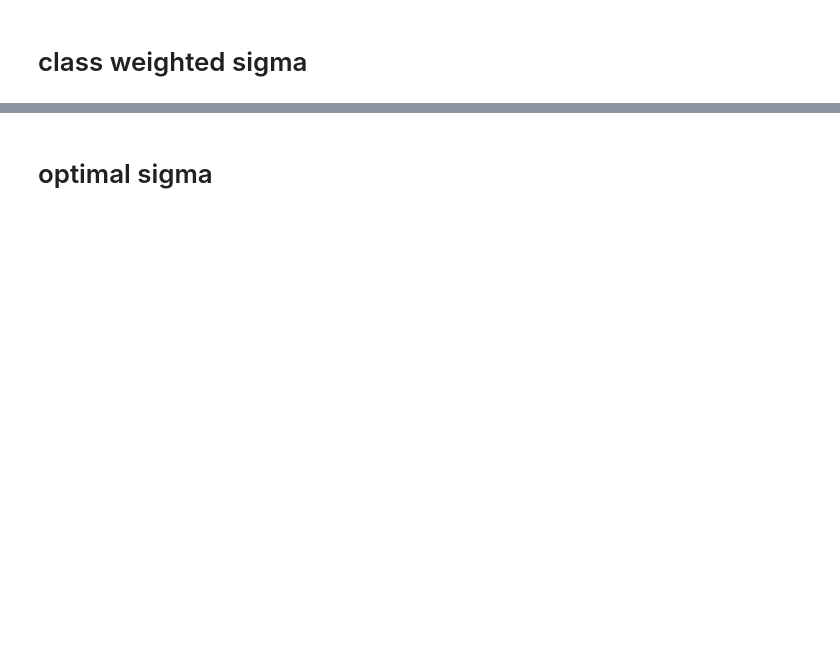
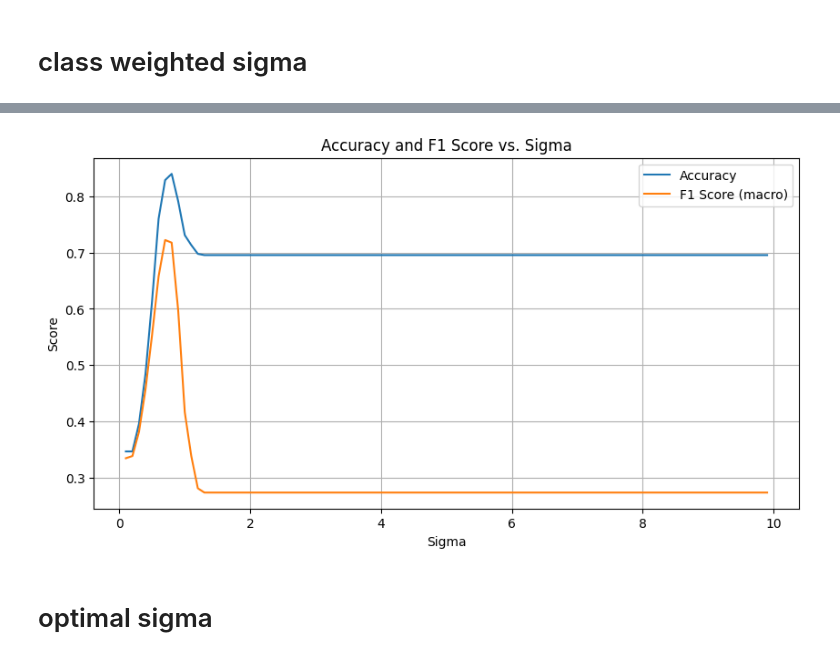
Before and after one commit to saditya13/graph_loss_emb_experiments, a Jupyter notebook: sigma_liu et al.ipynb, the cells around one changed output, grey strips where cells are left out. Saved outputs shown, nothing was run; the diff lists cells and outputs as text; code cells hidden in the pictures; blank space fills up the shorter version.

```diff
--- a/sigma_liu et al.ipynb
+++ b/sigma_liu et al.ipynb
@@ -233,3 +237,35 @@ class_weighted_liu     σ = 7.2717 → Macro-F1 = 0.1545
+# %%
+# plotting the results
+import matplotlib.pyplot as plt
+X_np, y_np = make_classification(n_samples=1500, n_features=10, n_classes=3,
+                                     n_informative=8,weights=[0.7, 0.1, 0.2],
+                                     random_state=0)
+# X_np,y_np = load_iris(return_X_y=True)
+
+# Run evaluation
+run_sigma_eval()
+
+#Optimal sigma
+sigma_values = np.arange(0.1, 10.0, 0.1)
+accuracy_values = []
+f1_values = []
+
+for i in sigma_values:
+    y_pred, y_actual, acc, f1_value = lpa_predict(x, y, i,0.3)
+    accuracy_values.append(acc)
+    f1_values.append(f1_value)
+
+plt.figure(figsize=(10, 5))
+plt.plot(sigma_values, accuracy_values, label='Accuracy')
+plt.plot(sigma_values, f1_values, label='F1 Score (macro)')
+plt.xlabel('Sigma')
+plt.ylabel('Score')
+plt.title('Accuracy and F1 Score vs. Sigma')
+plt.legend()
+plt.grid(True)
+plt.show()
+# %% [output]
+[figure, added]
 # %% [markdown]
 # optimal sigma
 # %%
```
Also changed, not shown: parts of 9 cells of this notebook, 1 other file.
